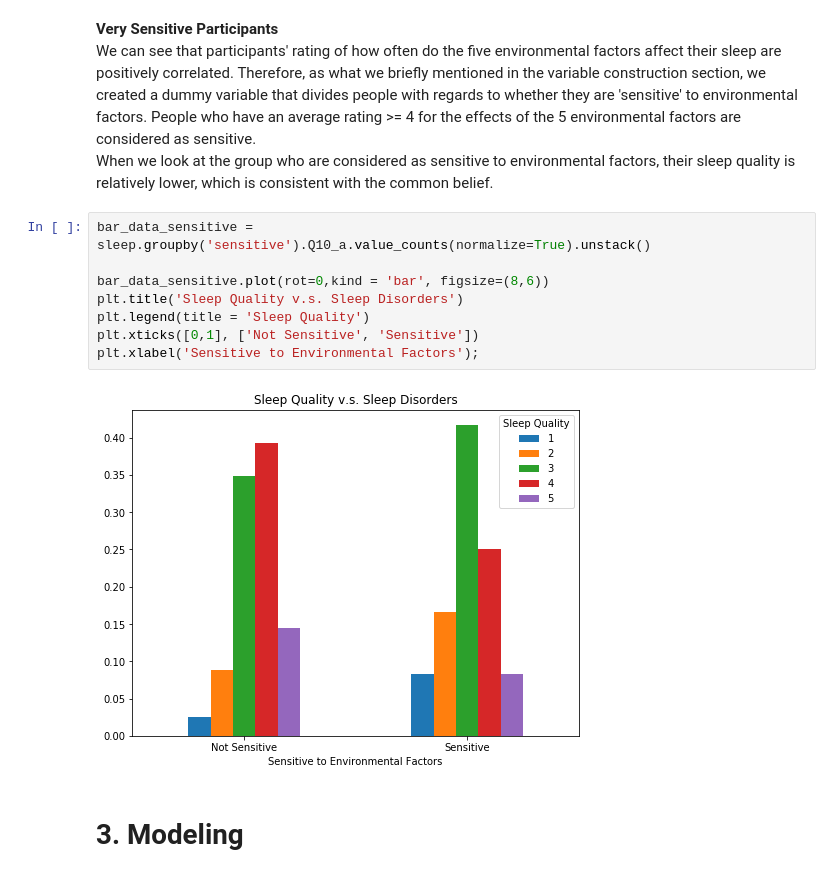
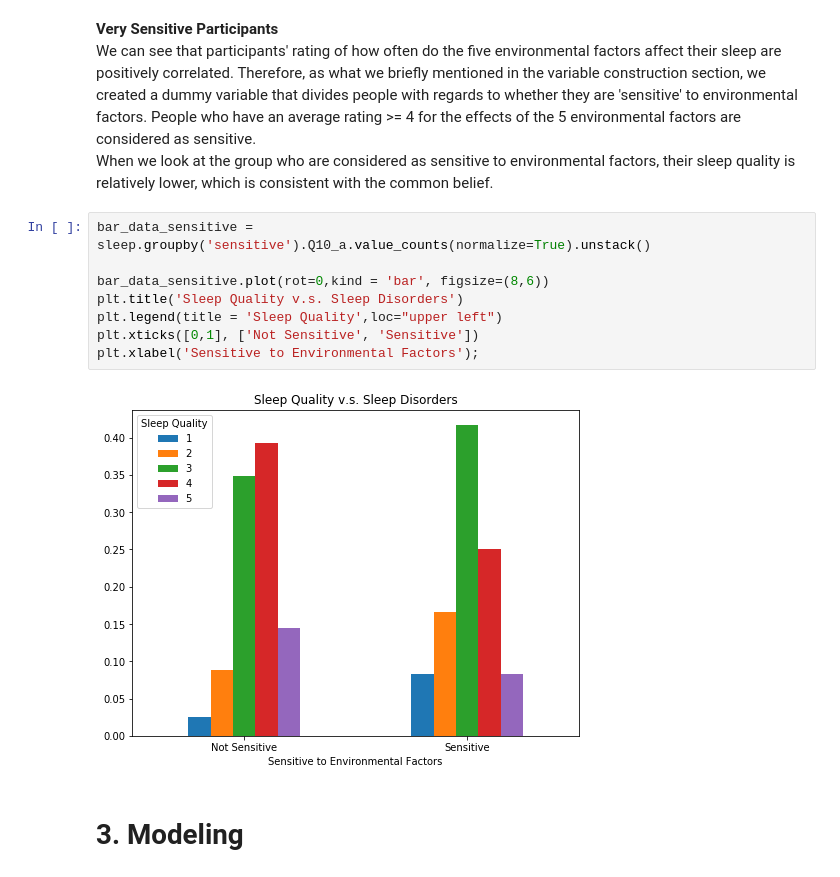
Before and after one commit to zhangxingruo/2019-fa-stats131-group2, a Jupyter notebook: STATS131_Friends_FinalProject_Sleep.ipynb, the cells around one changed output. Drawn from its saved outputs; the diff is of its cells as text.

```diff
--- a/STATS131_Friends_FinalProject_Sleep.ipynb
+++ b/STATS131_Friends_FinalProject_Sleep.ipynb
@@ -649,13 +652,13 @@ When we look at the group who are considered as sensitive to environmental facto
 # %%
 bar_data_sensitive = sleep.groupby('sensitive').Q10_a.value_counts(normalize=True).unstack()
 
 bar_data_sensitive.plot(rot=0,kind = 'bar', figsize=(8,6))
 plt.title('Sleep Quality v.s. Sleep Disorders')
-plt.legend(title = 'Sleep Quality')
+plt.legend(title = 'Sleep Quality',loc="upper left")
 plt.xticks([0,1], ['Not Sensitive', 'Sensitive'])
 plt.xlabel('Sensitive to Environmental Factors');
 # %% [output]
-[figure, old version]
+[figure, new version]
 # %% [markdown]
 # 3. Modeling
 # %% [markdown]
```
Also changed, not shown: parts of 20 cells of this notebook.
